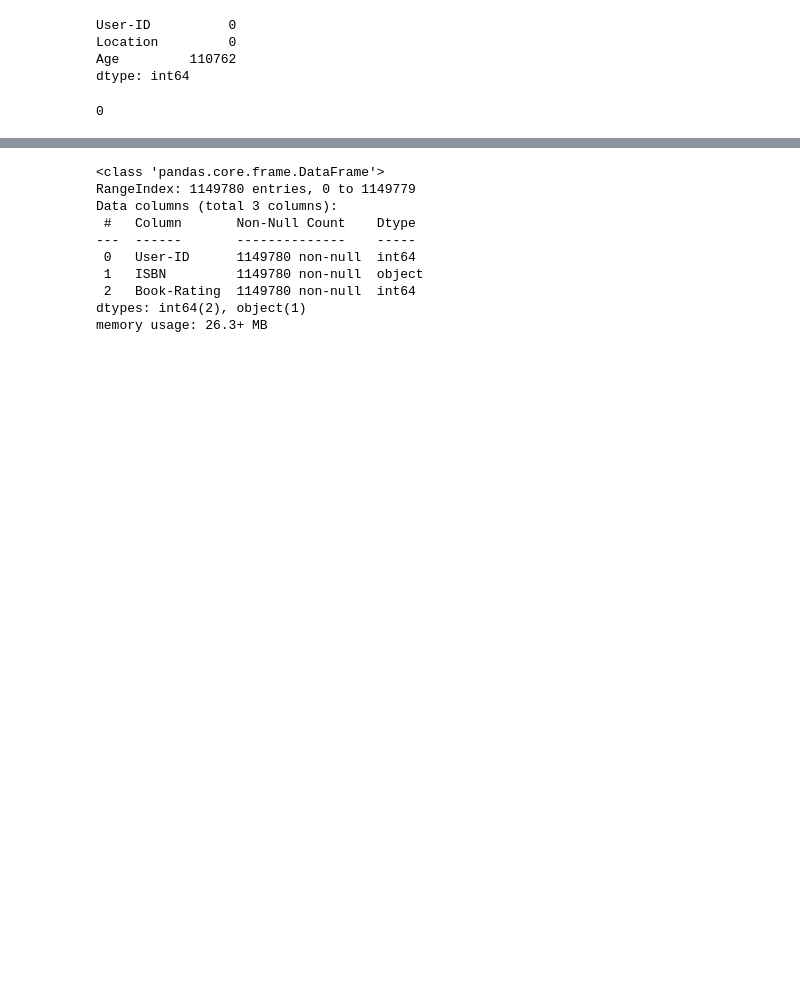
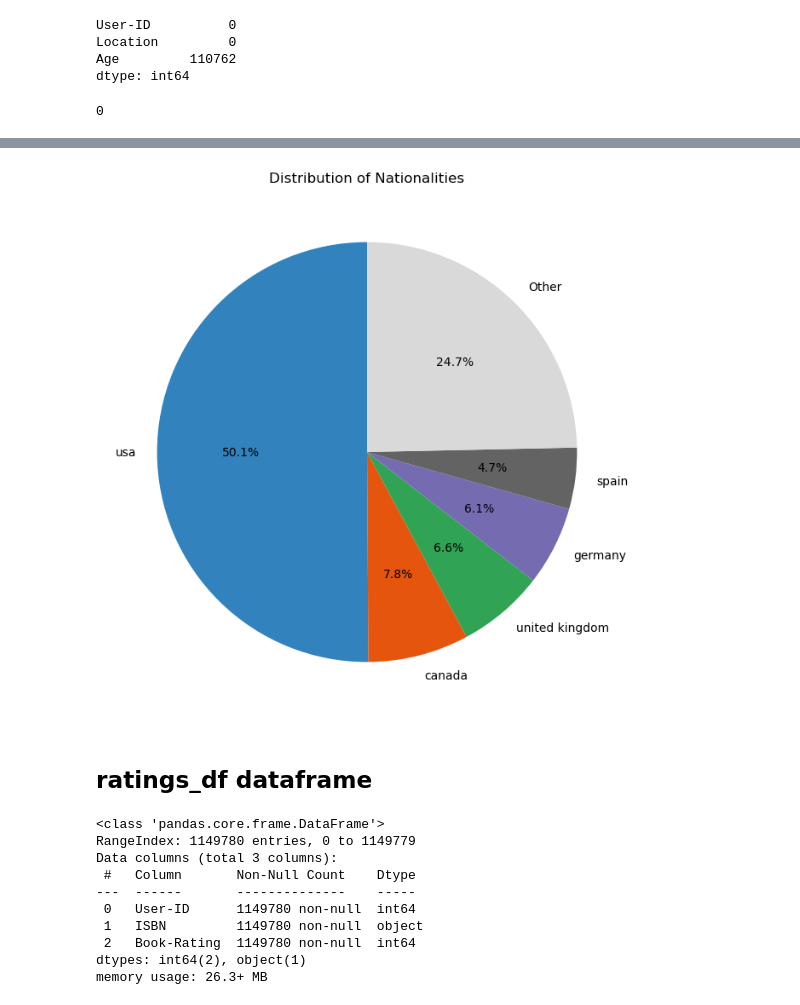
Before and after one commit to RivalMoh/Rekomendasi_Buku, a Jupyter notebook: Recommended.ipynb, the cells around one changed output, grey strips where cells are left out. Cells and saved outputs as stored; diff of their text form; code cells hidden in the pictures; blank space fills up the shorter version.

```diff
--- a/Recommended.ipynb
+++ b/Recommended.ipynb
@@ -147 +209,7 @@ users_df.head()
+# %%
+users_df['Nationality'] = users_df['Location'].str.split(',').str[-1].str.strip()
+# %%
+users_df['Province'] = users_df['Location'].str.split(',').str[1].str.strip()
+# %%
+users_df['City'] = users_df['Location'].str.split(',').str[0].str.strip()
 # %% [markdown]
@@ -151,3 +217,22 @@ ratings_df dataframe
+# %%
+nationality_counts = users_df['Nationality'].value_counts()
+
+top_n = 5
+top_nationalities = nationality_counts[:top_n]
+other_nationalities = nationality_counts[top_n:].sum()
+
+if other_nationalities > 0:
+    top_nationalities.loc['Other'] = other_nationalities
+
+plt.figure(figsize=(8, 8))
+plt.pie(top_nationalities.values, labels=top_nationalities.index, autopct='%1.1f%%', startangle=90, colors=plt.cm.tab20c(np.linspace(0, 1, len(top_nationalities))))
+
+plt.title('Distribution of Nationalities')
+plt.show()
+# %% [output]
+[figure, added]
+# %% [markdown]
+## ratings_df dataframe
 # %%
 ratings_df.info()
 # %% [output]
```
Also changed, not shown: parts of 63 cells of this notebook, 6 other files.
